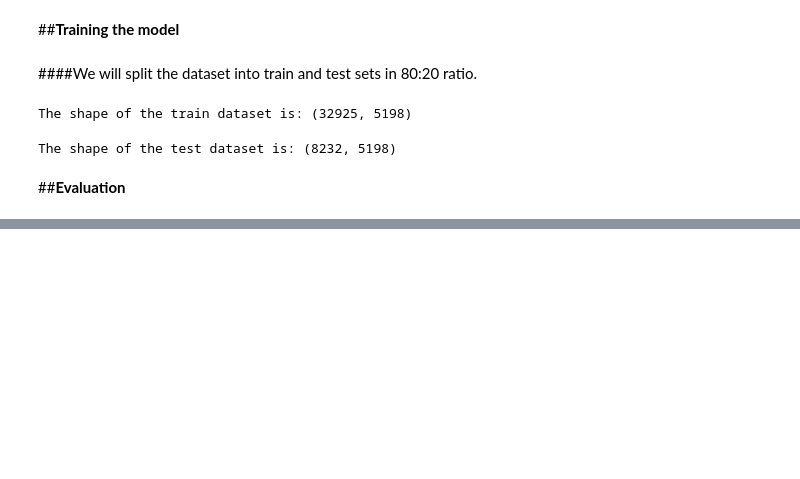
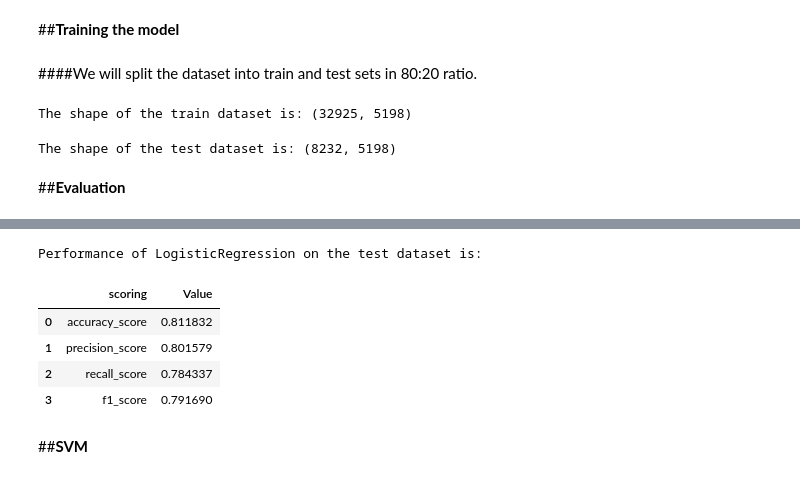
Before and after one commit to manjusreekc/Classification-Coronavirus-Tweet-Sentiment-Analysis, a Jupyter notebook: Coronavirus_Tweet_Sentiment_Analysis_Manjusree_K_C_Capstone_Project.ipynb, the cells around one changed output, grey strips where cells are left out. Cells and saved outputs as stored; diff of their text form; code cells hidden in the pictures; blank space fills up the shorter version.

```diff
--- a/Coronavirus_Tweet_Sentiment_Analysis_Manjusree_K_C_Capstone_Project.ipynb
+++ b/Coronavirus_Tweet_Sentiment_Analysis_Manjusree_K_C_Capstone_Project.ipynb
@@ -875,0 +1088,23 @@ def classification_results(Y_true, Y_pred , scoring_list , average = None  ):
+# %%
+#Creating an instance of the model LogisticRegression
+logreg = LogisticRegression()
+#Fitting the model on the train dataset
+logreg.fit(X_train, y_train)
+
+#Making prediction on our train and test dataset
+logreg_pred_train = logreg.predict(X_train)
+logreg_pred_test = logreg.predict(X_test)
+
+#Storing train and test accuracy scores
+logreg_train_accuracy = accuracy_score(y_train,logreg_pred_train)
+logreg_test_accuracy = accuracy_score(y_test,logreg_pred_test)
+
+#printing train and test accuracy scores
+print("Training accuracy Score    : ",logreg.score(X_train,y_train))
+print("Test accuracy Score : ",logreg_test_accuracy )
+
+#printing classification report for the performance of train and test set
+print("\n","LogisticRegression-Classification Report for train dataset","\n")
+print(classification_report(logreg_pred_train,y_train))
+print("LogisticRegression-Classification Report for test dataset","\n")
+print(classification_report(logreg_pred_test,y_test))
@@ -875,0 +1129,14 @@ def classification_results(Y_true, Y_pred , scoring_list , average = None  ):
+# %%
+#Evaluating performance of prediction on the test data using different evalation metrics
+log_evaluation_df = classification_results(y_test,logreg_pred_test, scoring_list , "macro" )
+print("Performance of LogisticRegression on the test dataset is:",'\n')
+log_evaluation_df
+# %% [output]
+Performance of LogisticRegression on the test dataset is:
+|  | scoring | Value |
+| 0 | accuracy_score | 0.811832 |
+| 1 | precision_score | 0.801579 |
+| 2 | recall_score | 0.784337 |
+| 3 | f1_score | 0.791690 |
+# %% [markdown]
+##**SVM**
```
Also changed, not shown: parts of 40 cells of this notebook.
